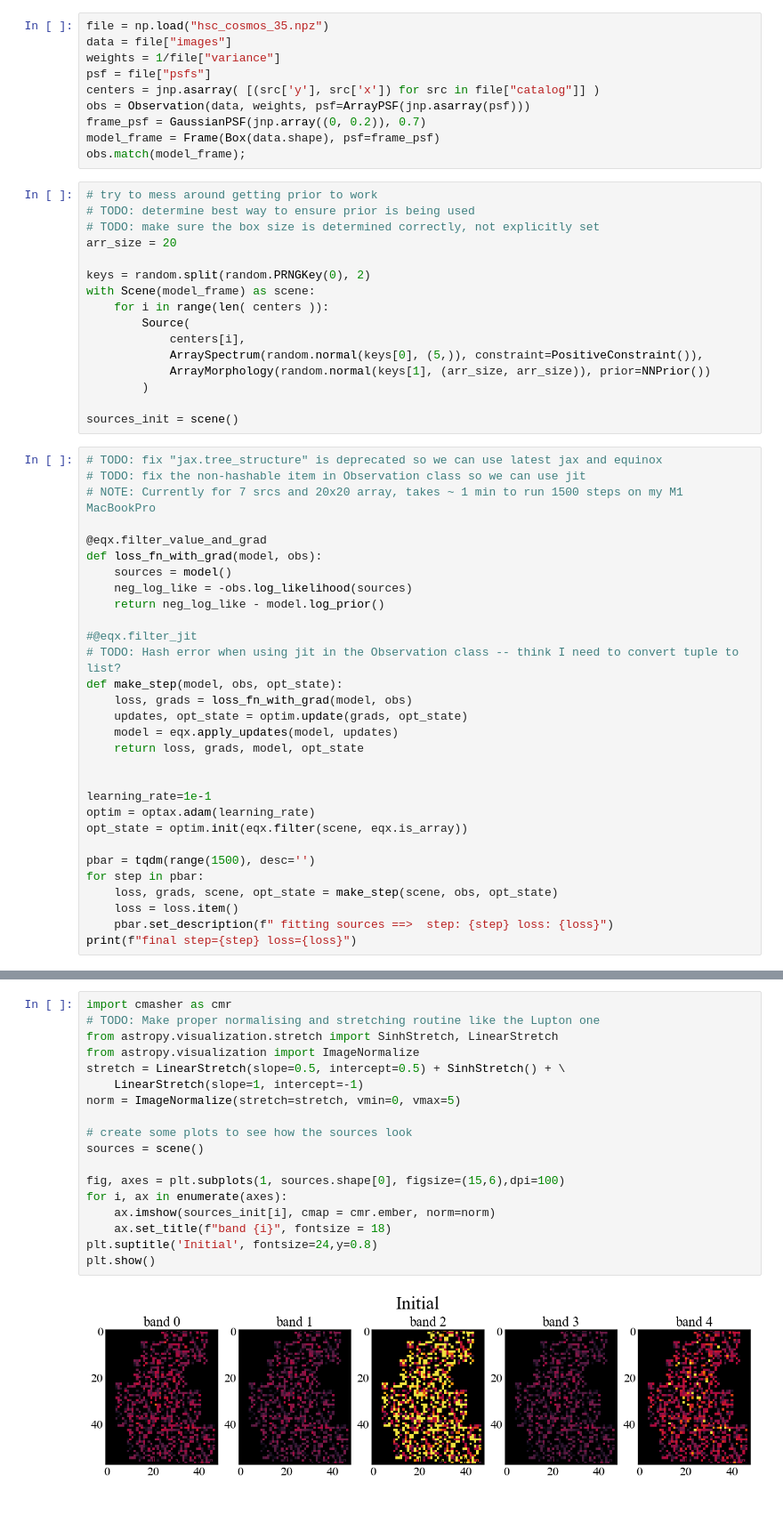
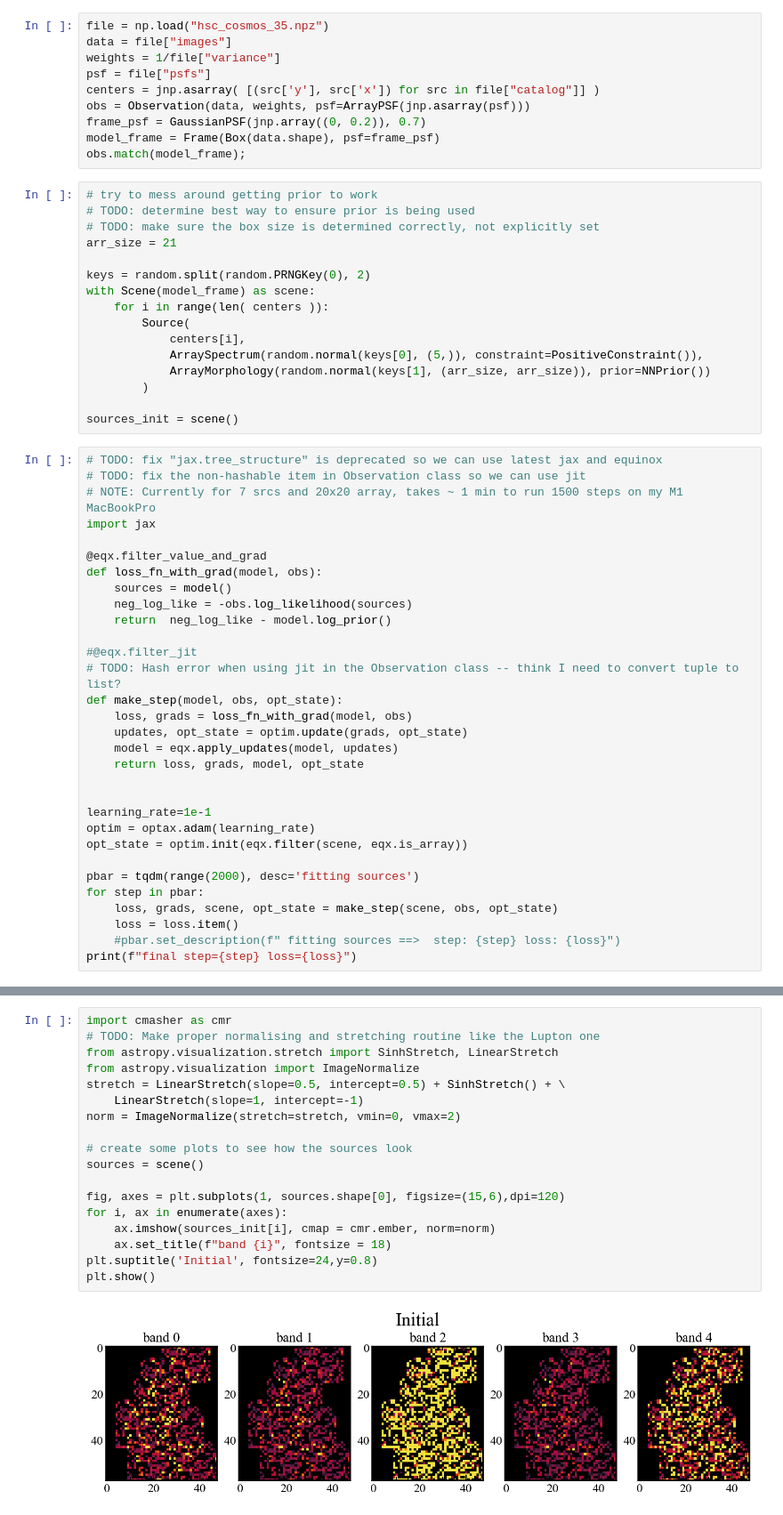
Before and after one commit to pmelchior/scarlet2, a Jupyter notebook: run_test.ipynb, the cells around one changed output, grey strips where cells are left out. Shown at 89% size. Saved outputs shown, nothing was run; the diff lists cells and outputs as text.

Commit message:
updated plotting test

```diff
--- a/run_test.ipynb
+++ b/run_test.ipynb
@@ -60,7 +57,7 @@ obs.match(model_frame);
 # try to mess around getting prior to work
 # TODO: determine best way to ensure prior is being used
 # TODO: make sure the box size is determined correctly, not explicitly set
-arr_size = 20
+arr_size = 21
 
 keys = random.split(random.PRNGKey(0), 2)
 with Scene(model_frame) as scene:
@@ -76,12 +73,13 @@ sources_init = scene()
 # TODO: fix "jax.tree_structure" is deprecated so we can use latest jax and equinox
 # TODO: fix the non-hashable item in Observation class so we can use jit
 # NOTE: Currently for 7 srcs and 20x20 array, takes ~ 1 min to run 1500 steps on my M1 MacBookPro
+import jax
 
 @eqx.filter_value_and_grad
 def loss_fn_with_grad(model, obs):
     sources = model()
     neg_log_like = -obs.log_likelihood(sources)
-    return neg_log_like - model.log_prior()
+    return  neg_log_like - model.log_prior()
 
 #@eqx.filter_jit
 # TODO: Hash error when using jit in the Observation class -- think I need to convert tuple to list?
@@ -96,10 +94,10 @@ learning_rate=1e-1
 optim = optax.adam(learning_rate)
 opt_state = optim.init(eqx.filter(scene, eqx.is_array))
 
-pbar = tqdm(range(1500), desc='')
+pbar = tqdm(range(2000), desc='fitting sources')
 for step in pbar:
     loss, grads, scene, opt_state = make_step(scene, obs, opt_state)
     loss = loss.item()
-    pbar.set_description(f" fitting sources ==>  step: {step} loss: {loss}")
+    #pbar.set_description(f" fitting sources ==>  step: {step} loss: {loss}")
 print(f"final step={step} loss={loss}")
 # %% [output]
@@ -169,21 +168,21 @@ print( grads.sources )
 # %%
 import cmasher as cmr
 # TODO: Make proper normalising and stretching routine like the Lupton one
 from astropy.visualization.stretch import SinhStretch, LinearStretch
 from astropy.visualization import ImageNormalize
 stretch = LinearStretch(slope=0.5, intercept=0.5) + SinhStretch() + \
     LinearStretch(slope=1, intercept=-1)
-norm = ImageNormalize(stretch=stretch, vmin=0, vmax=5)
+norm = ImageNormalize(stretch=stretch, vmin=0, vmax=2)
 
 # create some plots to see how the sources look
 sources = scene()
 
-fig, axes = plt.subplots(1, sources.shape[0], figsize=(15,6),dpi=100)
+fig, axes = plt.subplots(1, sources.shape[0], figsize=(15,6),dpi=120)
 for i, ax in enumerate(axes):
     ax.imshow(sources_init[i], cmap = cmr.ember, norm=norm)
     ax.set_title(f"band {i}", fontsize = 18)
 plt.suptitle('Initial', fontsize=24,y=0.8)
 plt.show()
 # %% [output]
-[figure, old version]
+[figure, new version]
 # %%
```
Also changed, not shown: parts of 9 cells of this notebook.
